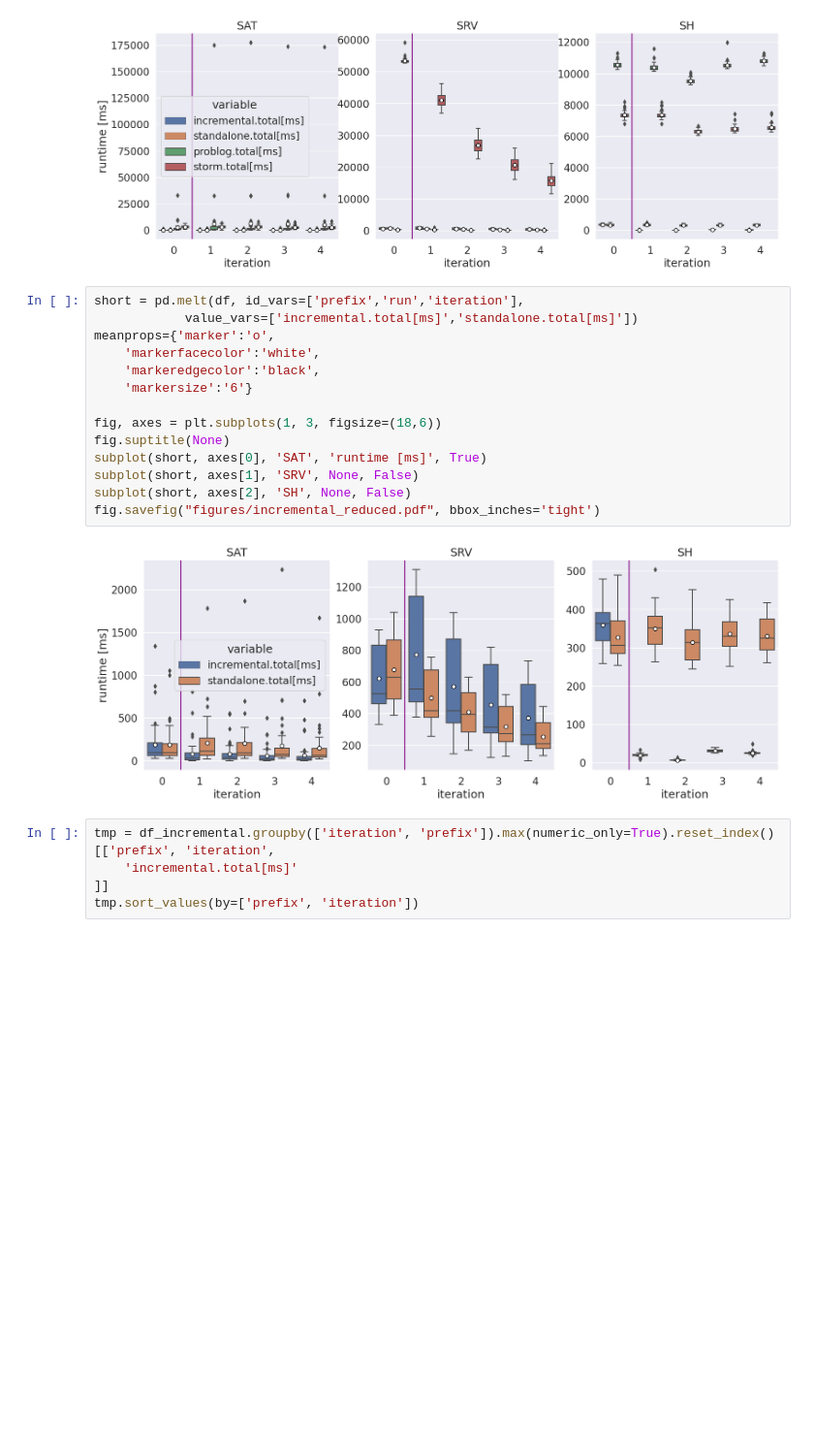
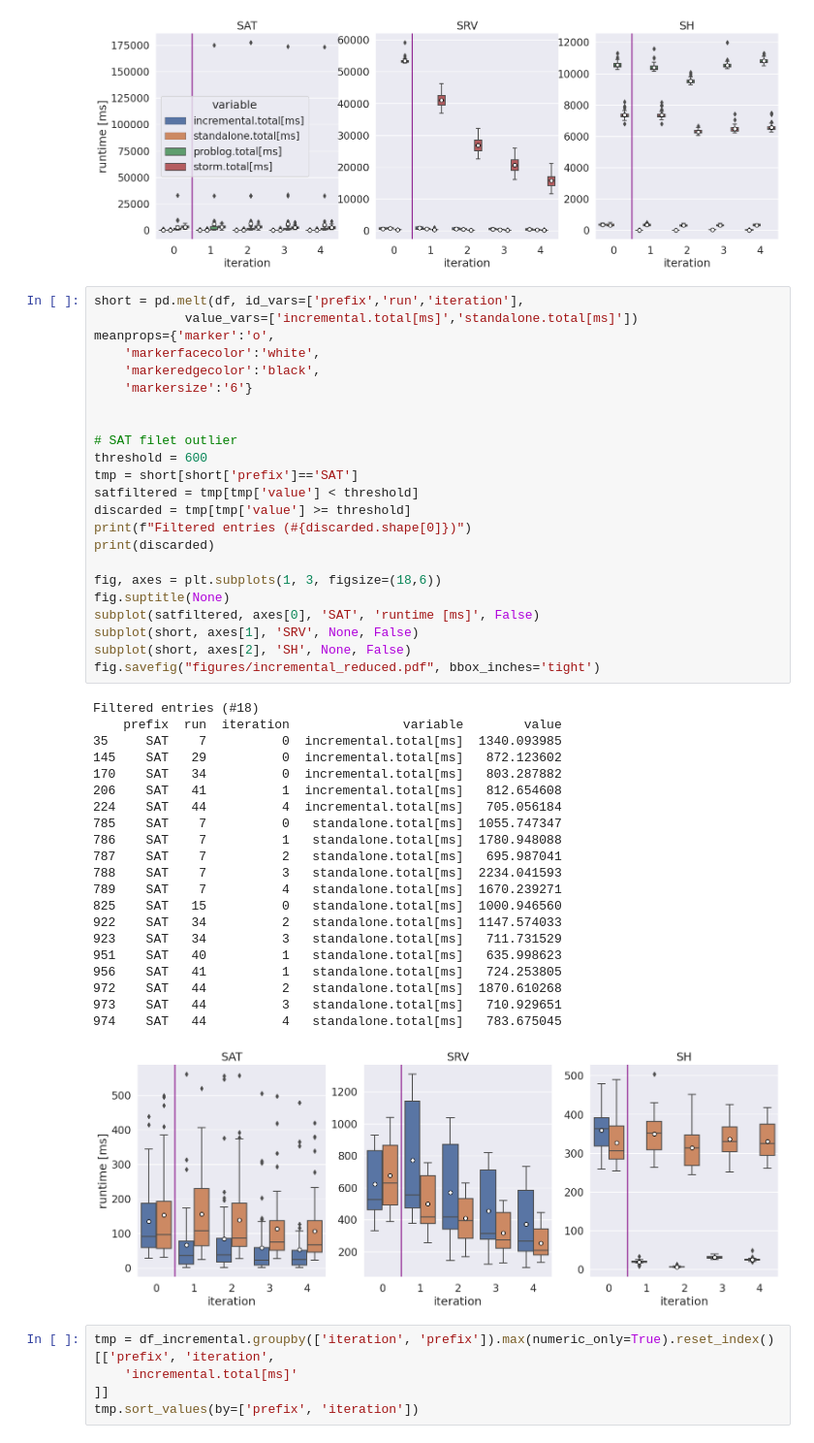
Before and after one commit to PELAB-LiU/ProbabilisticGraphQuery, a Jupyter notebook: measurements/a_rq2_rq3_incremental.ipynb, the cells around one changed output. Shown at 97% size. Cells and saved outputs as stored; diff of their text form; blank space fills up the shorter version.

```diff
--- a/measurements/a_rq2_rq3_incremental.ipynb
+++ b/measurements/a_rq2_rq3_incremental.ipynb
@@ -50,19 +50,48 @@ fig.savefig("figures/incremental_detailed.pdf", bbox_inches='tight')
 # %%
 short = pd.melt(df, id_vars=['prefix','run','iteration'],
             value_vars=['incremental.total[ms]','standalone.total[ms]'])
 meanprops={'marker':'o',
     'markerfacecolor':'white',
     'markeredgecolor':'black',
     'markersize':'6'}
 
+
+# SAT filet outlier
+threshold = 600
+tmp = short[short['prefix']=='SAT']
+satfiltered = tmp[tmp['value'] < threshold]
+discarded = tmp[tmp['value'] >= threshold]
+print(f"Filtered entries (#{discarded.shape[0]})")
+print(discarded)
+
 fig, axes = plt.subplots(1, 3, figsize=(18,6))
 fig.suptitle(None)
-subplot(short, axes[0], 'SAT', 'runtime [ms]', True)
+subplot(satfiltered, axes[0], 'SAT', 'runtime [ms]', False)
 subplot(short, axes[1], 'SRV', None, False)
 subplot(short, axes[2], 'SH', None, False)
 fig.savefig("figures/incremental_reduced.pdf", bbox_inches='tight')
 # %% [output]
+Filtered entries (#18)
+    prefix  run  iteration               variable        value
+35     SAT    7          0  incremental.total[ms]  1340.093985
+145    SAT   29          0  incremental.total[ms]   872.123602
+170    SAT   34          0  incremental.total[ms]   803.287882
+206    SAT   41          1  incremental.total[ms]   812.654608
+224    SAT   44          4  incremental.total[ms]   705.056184
+785    SAT    7          0   standalone.total[ms]  1055.747347
+786    SAT    7          1   standalone.total[ms]  1780.948088
+787    SAT    7          2   standalone.total[ms]   695.987041
+788    SAT    7          3   standalone.total[ms]  2234.041593
+789    SAT    7          4   standalone.total[ms]  1670.239271
+825    SAT   15          0   standalone.total[ms]  1000.946560
+922    SAT   34          2   standalone.total[ms]  1147.574033
+923    SAT   34          3   standalone.total[ms]   711.731529
+951    SAT   40          1   standalone.total[ms]   635.998623
+956    SAT   41          1   standalone.total[ms]   724.253805
+972    SAT   44          2   standalone.total[ms]  1870.610268
+973    SAT   44          3   standalone.total[ms]   710.929651
+974    SAT   44          4   standalone.total[ms]   783.675045
-[figure, old version]
+[figure, new version]
 # %%
 tmp = df_incremental.groupby(['iteration', 'prefix']).max(numeric_only=True).reset_index()[['prefix', 'iteration',
     'incremental.total[ms]'
```
Also changed, not shown: parts of 13 cells of this notebook, 20 other files.
